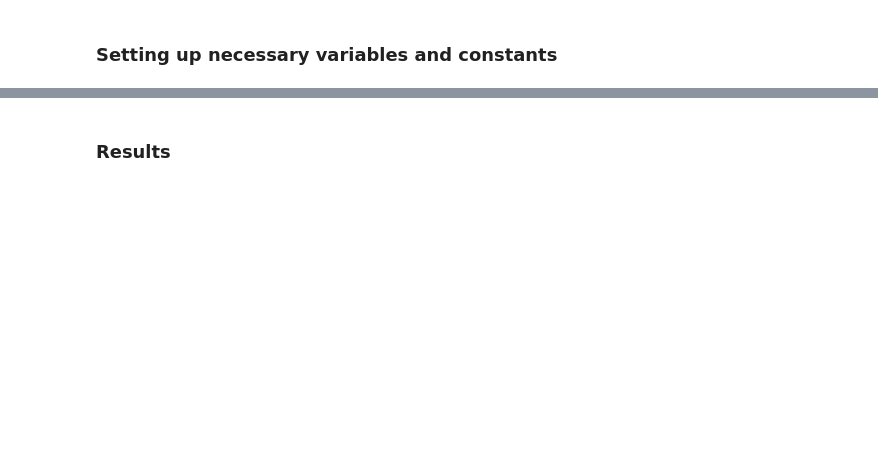
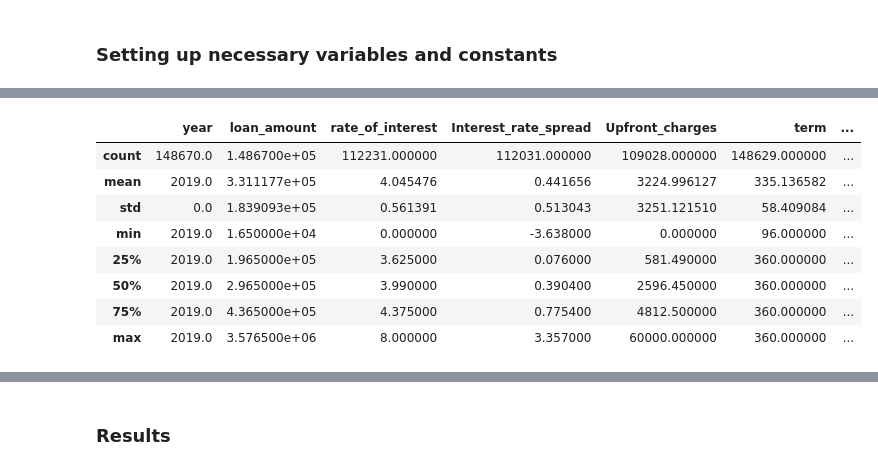
Before and after one commit to griddynamics/gd-ml-observability, a Jupyter notebook: notebooks/model_bias_monitor.ipynb, the cells around one changed output, grey strips where cells are left out. Saved outputs shown, nothing was run; the diff lists cells and outputs as text; code cells hidden in the pictures; blank space fills up the shorter version.

```diff
--- a/notebooks/model_bias_monitor.ipynb
+++ b/notebooks/model_bias_monitor.ipynb
@@ -70,0 +143,13 @@ NOW = datetime.now()
+# %%
+# Shows statistics of numerical features
+dataset.describe()
+# %% [output]
+|  | year | loan_amount | rate_of_interest | Interest_rate_spread | Upfront_charges | term | ... |
+| count | 148670.0 | 1.486700e+05 | 112231.000000 | 112031.000000 | 109028.000000 | 148629.000000 | ... |
+| mean | 2019.0 | 3.311177e+05 | 4.045476 | 0.441656 | 3224.996127 | 335.136582 | ... |
+| std | 0.0 | 1.839093e+05 | 0.561391 | 0.513043 | 3251.121510 | 58.409084 | ... |
+| min | 2019.0 | 1.650000e+04 | 0.000000 | -3.638000 | 0.000000 | 96.000000 | ... |
+| 25% | 2019.0 | 1.965000e+05 | 3.625000 | 0.076000 | 581.490000 | 360.000000 | ... |
+| 50% | 2019.0 | 2.965000e+05 | 3.990000 | 0.390400 | 2596.450000 | 360.000000 | ... |
+| 75% | 2019.0 | 4.365000e+05 | 4.375000 | 0.775400 | 4812.500000 | 360.000000 | ... |
+| max | 2019.0 | 3.576500e+06 | 8.000000 | 3.357000 | 60000.000000 | 360.000000 | ... |
```
Also changed, not shown: parts of 62 cells of this notebook.
